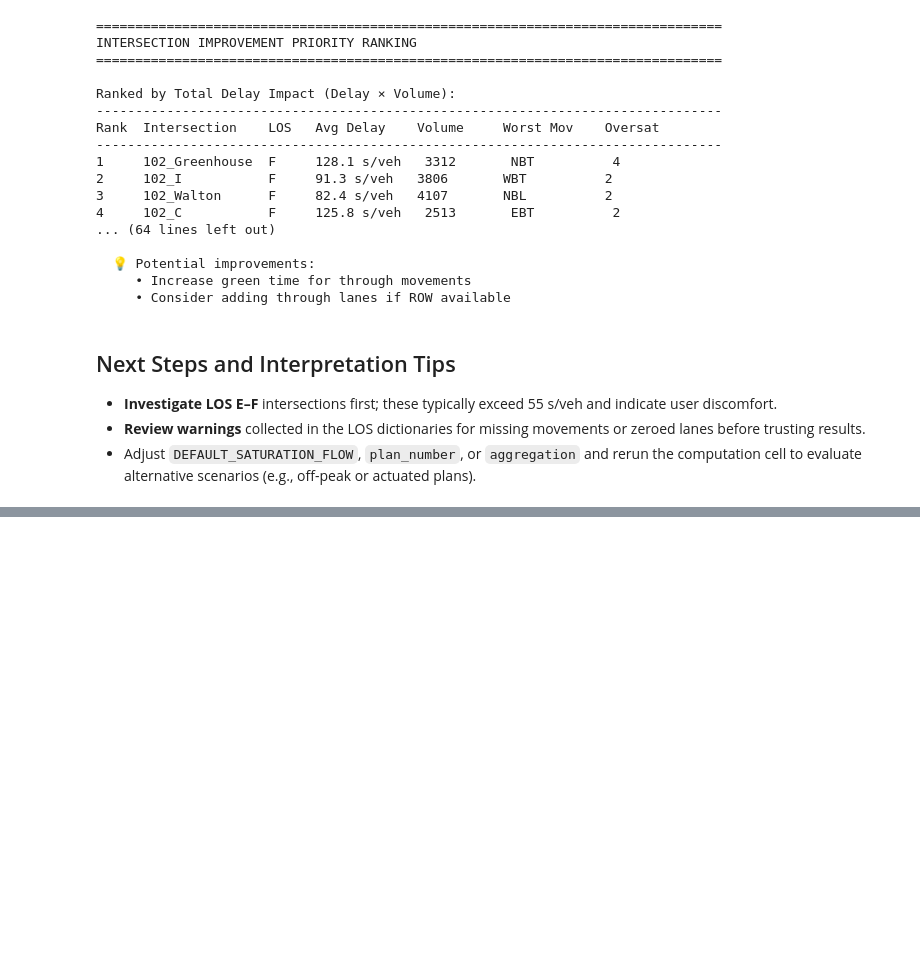
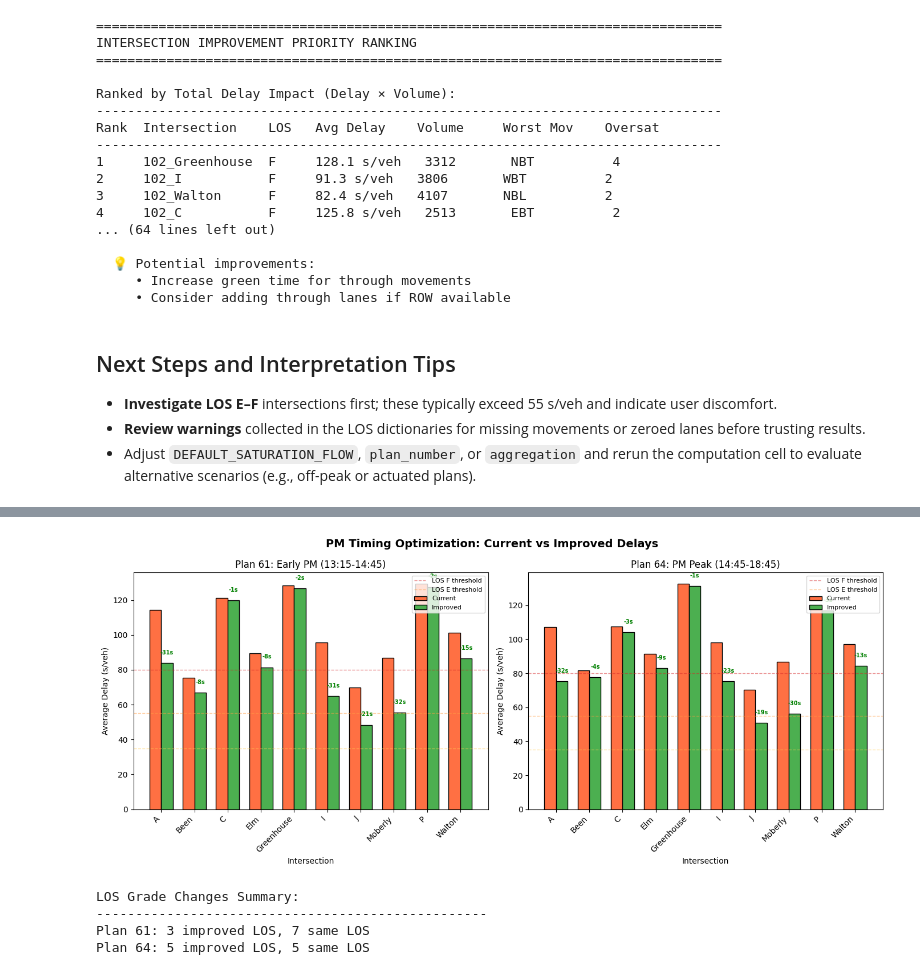
Before and after one commit to Brettberry07/COB-Traffic-Project, a Jupyter notebook: LOS_analysis.ipynb, the cells around one changed output, grey strips where cells are left out. Cells and saved outputs as stored; diff of their text form; code cells hidden in the pictures; blank space fills up the shorter version.

```diff
--- a/LOS_analysis.ipynb
+++ b/LOS_analysis.ipynb
@@ -2329,0 +2450,59 @@ Rank  Intersection    LOS   Avg Delay    Volume     Worst Mov    Oversat
+# %%
+# Visualize before/after comparison
+fig, axes = plt.subplots(1, 2, figsize=(14, 6))
+
+# Group by plan for easier comparison
+for idx, plan_num in enumerate([61, 64]):
+    ax = axes[idx]
+    plan_df = comparison_df[comparison_df['Plan'] == plan_num].copy()
+
+    # Shorten intersection names
+    plan_df['Short Name'] = plan_df['Intersection'].str.replace('102_', '')
+
+    x = np.arange(len(plan_df))
+    width = 0.35
+
+    # Plot current vs improved
+    bars1 = ax.bar(x - width/2, plan_df['Current Delay (s)'], width,
+                   label='Current', color='#ff7043', edgecolor='black')
+    bars2 = ax.bar(x + width/2, plan_df['Improved Delay (s)'], width,
+                   label='Improved', color='#4CAF50', edgecolor='black')
+
+    # Add LOS grade thresholds
+    ax.axhline(80, color='#d62728', linestyle='--', linewidth=1, alpha=0.5, label='LOS F threshold')
+    ax.axhline(55, color='#ff9f43', linestyle='--', linewidth=1, alpha=0.5, label='LOS E threshold')
+    ax.axhline(35, color='#ffcf56', linestyle='--', linewidth=1, alpha=0.5)
+
+    ax.set_xlabel('Intersection')
+    ax.set_ylabel('Average Delay (s/veh)')
+    plan_name = "Early PM (13:15-14:45)" if plan_num == 61 else "PM Peak (14:45-18:45)"
+    ax.set_title(f'Plan {plan_num}: {plan_name}')
+    ax.set_xticks(x)
+    ax.set_xticklabels(plan_df['Short Name'], rotation=45, ha='right')
+    ax.legend(loc='upper right', fontsize=8)
+
+    # Add improvement annotations
+    for i, (_, row) in enumerate(plan_df.iterrows()):
+        reduction = row['Delay Reduction (s)']
+        ax.annotate(f'-{reduction:.0f}s',
+                    xy=(i + width/2, row['Improved Delay (s)'] + 5),
+                    ha='center', fontsize=7, color='green', fontweight='bold')
+
+plt.suptitle('PM Timing Optimization: Current vs Improved Delays', fontsize=14, fontweight='bold')
+plt.tight_layout()
+plt.show()
+
+# Show LOS grade changes
+print("\nLOS Grade Changes Summary:")
+print("-"*50)
+for plan_num in [61, 64]:
+    plan_df = comparison_df[comparison_df['Plan'] == plan_num]
+    improved_count = (plan_df['Improved LOS'] < plan_df['Current LOS']).sum()
+    same_count = (plan_df['Improved LOS'] == plan_df['Current LOS']).sum()
+    print(f"Plan {plan_num}: {improved_count} improved LOS, {same_count} same LOS")
+# %% [output]
+[figure, added]
+LOS Grade Changes Summary:
+--------------------------------------------------
+Plan 61: 3 improved LOS, 7 same LOS
+Plan 64: 5 improved LOS, 5 same LOS
```
Also changed, not shown: parts of 5 cells of this notebook, 25 other files.
